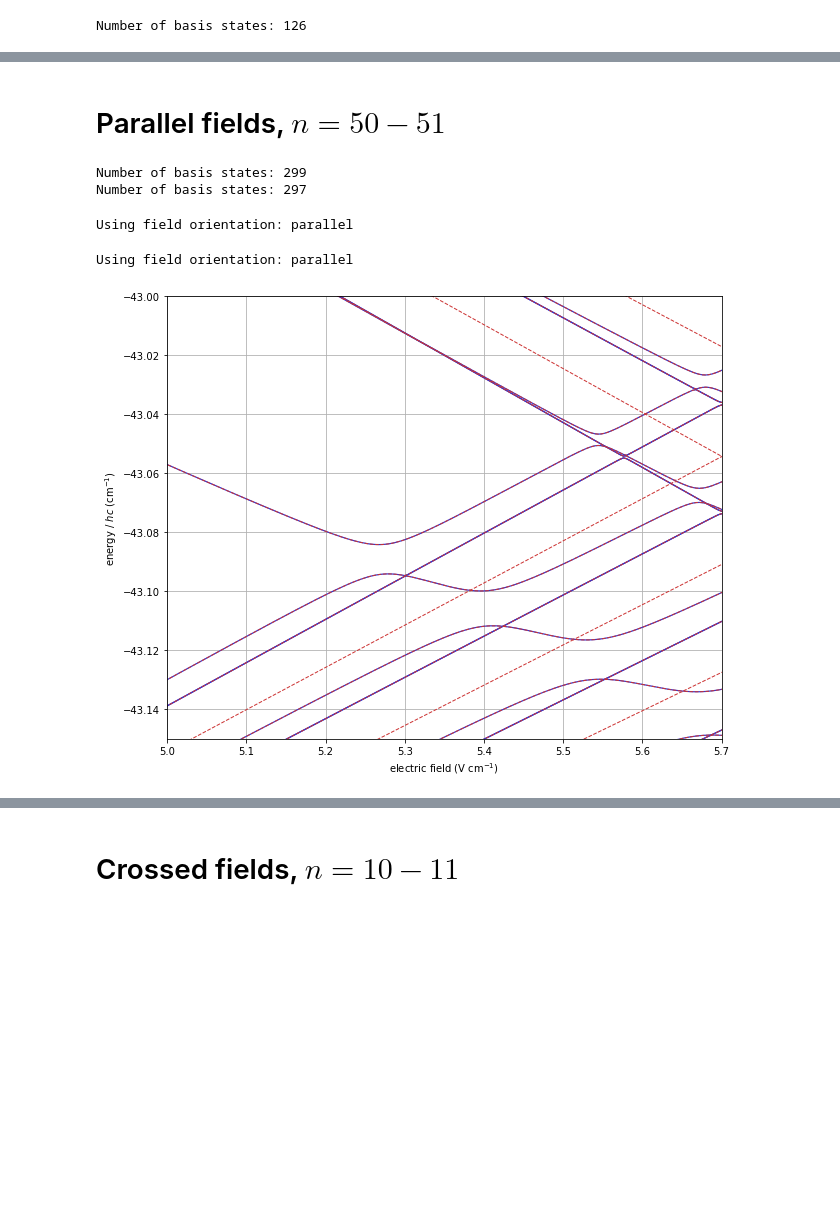
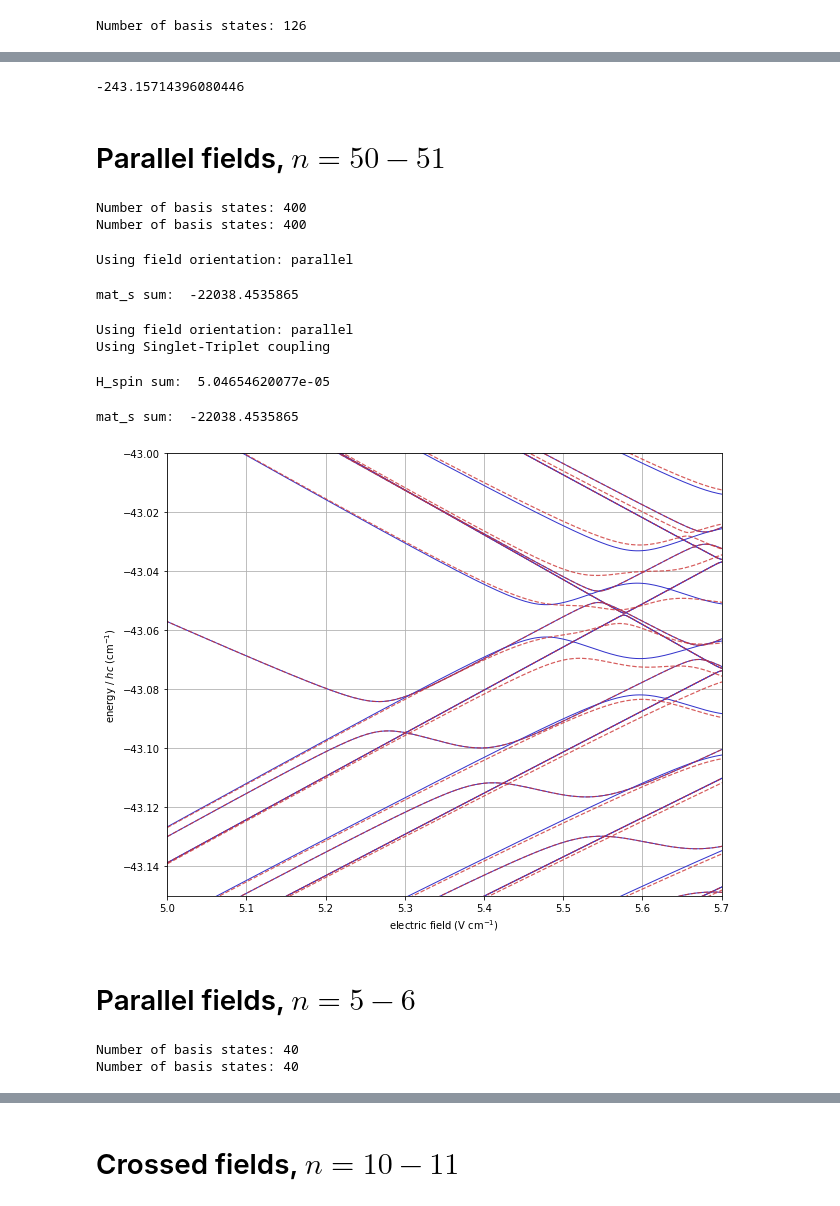
Before and after one commit to aa-morgan/helium-stark-FS, a Jupyter notebook: notebooks/Stark map - n,L,S,J,MJ - parallel & crossed fields.ipynb, the cells around one changed output, grey strips where cells are left out. Drawn from its saved outputs; the diff is of its cells as text; code cells hidden in the pictures; blank space fills up the shorter version.

Commit message:
Added singlet-triplet mixing interaction. Also replaced the explicit ang_overlap calculations with direct wigner-3j functions

```diff
--- a/notebooks/Stark map - n,L,S,J,MJ - parallel & crossed fields.ipynb
+++ b/notebooks/Stark map - n,L,S,J,MJ - parallel & crossed fields.ipynb
@@ -41,7 +33,6 @@ Number of basis states: 126
 # %%
 # calculate Stark map
 Efield = np.linspace(0.0*10**4, 1.5*10**4, 2001)  # V/cm
-sm0 = mat0.stark_map(Efield*1e2, Bfield=0.5, stark_method='dev')
-#sm1 = mat1.stark_map(Efield*1e2)
+sm0 = mat0.stark_map(Efield*1e2, Bfield=0.5, stark_method='dev', zeeman_method='hsfs')
 # %% [output]
 Using field orientation: parallel
@@ -84,52 +61,73 @@ fileout = os.path.join("../images/stark_n31_singlet_MJ2_MJ29.png")
+# %%
+np.sum(mat0._zeeman_matrix)
+# %% [output]
+-243.15714396080446
 # %% [markdown]
 # Parallel fields, $n=50-51$
 # %%
 # construct matrix
-mat0 = Hamiltonian(n_min=50, n_max=51, S=1, MJ=0)
+mat0 = Hamiltonian(n_min=50, n_max=51, S=None, MJ=0)
 print('Number of basis states:', '%d'%mat0.num_states)
-mat1 = Hamiltonian(n_min=50, n_max=51, S=1, MJ=1)
+mat1 = Hamiltonian(n_min=50, n_max=51, S=None, MJ=0)
 print('Number of basis states:', '%d'%mat1.num_states)
 # %% [output]
-Number of basis states: 299
-Number of basis states: 297
+Number of basis states: 400
+Number of basis states: 400
 # %%
 # calculate Stark map
-Bfield=0.001
+Bfield=0.00
 Efield_vec=[0.0,0.0,1.0]
 stark_method='dev'
 Efield = np.linspace(0.4*10**1, 0.6*10**1, 501)  # V/cm
 sm0 = mat0.stark_map(Efield*1e2, Bfield=Bfield,
-                     Efield_vec=Efield_vec, stark_method=stark_method)
+                     Efield_vec=Efield_vec)
 sm1 = mat1.stark_map(Efield*1e2, Bfield=Bfield,
-                     Efield_vec=Efield_vec, stark_method=stark_method)
+                     Efield_vec=Efield_vec,
+                     singlet_triplet_coupling=0.00000001)
 # %% [output]
 Using field orientation: parallel
-Using field orientation: parallel
+mat_s sum:  -22038.4535865
+Using field orientation: parallel
+Using Singlet-Triplet coupling
+H_spin sum:  5.04654620077e-05
+mat_s sum:  -22038.4535865
 # %%
 fig, ax = plt.subplots(figsize=(9, 7))
 
 # plot
 #MJ = 0
 indexes = range(mat0.num_states)
 #indexes = mat0.where('J', 11)
 for ix in indexes:
-    ax.plot(Efield, 1e-2*sm0[:, ix] / (h * c), ls='-', lw=1.2, alpha=1, c=(0.2, 0.2, 0.8))
+    ax.plot(Efield, 1e-2*sm0[:, ix] / (h * c), ls='-', lw=1.0, alpha=1, c=(0.2, 0.2, 0.8))
 #MJ = 1
+#
 indexes = range(mat1.num_states)
 for ix in indexes:
-    ax.plot(Efield, 1e-2*sm1[:, ix] / (h * c), ls='--', lw=1., alpha=1, c=(0.8, 0.2, 0.2))
+    ax.plot(Efield, 1e-2*sm1[:, ix] / (h * c), ls='--', lw=1.2, alpha=0.8, c=(0.8, 0.2, 0.2))
 
 # format
 ax.set_xlabel('electric field (V cm$^{-1}$)')
 ax.set_ylabel('energy / $h c$ (cm$^{-1}$)')
 ax.set_xlim(5.0, 5.7)
 ax.set_ylim(-43.15, -43.00)
 
 # output
 plt.grid()
 plt.tight_layout()
 fileout = os.path.join("../images/stark_n31_singlet_MJ2_MJ29.png")
 #plt.savefig(fileout, dpi=150)
 #plt.show()
 # %% [output]
-[figure, old version]
+[figure, new version]
+# %% [markdown]
+# Parallel fields, $n=5-6$
+# %%
+# construct matrix
+mat0 = Hamiltonian(n_min=5, n_max=6, S=None, MJ=0)
+print('Number of basis states:', '%d'%mat0.num_states)
+mat1 = Hamiltonian(n_min=5, n_max=6, S=None, MJ=0)
+print('Number of basis states:', '%d'%mat1.num_states)
+# %% [output]
+Number of basis states: 40
+Number of basis states: 40
```
Also changed, not shown: parts of 9 cells of this notebook, 7 other files.
